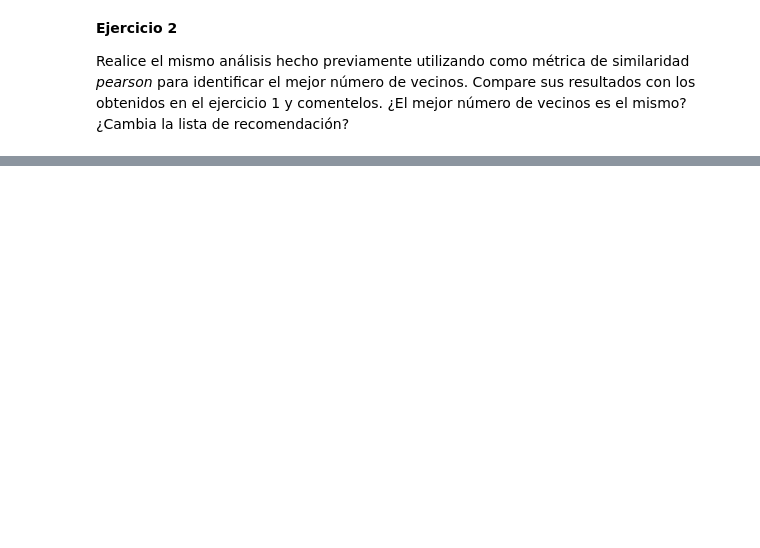
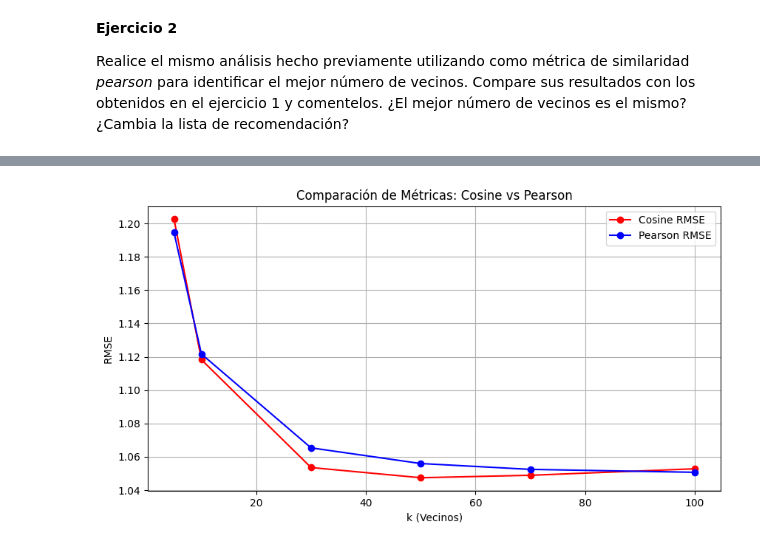
Before and after one commit to davidlealo/practicos_sisrec_2026, a Jupyter notebook: practico01/tarea/01_iKNN_Surprise_dlealo.ipynb, the cells around one changed output, grey strips where cells are left out. Saved outputs shown, nothing was run; the diff lists cells and outputs as text; code cells hidden in the pictures; blank space fills up the shorter version.

```diff
--- a/practico01/tarea/01_iKNN_Surprise_dlealo.ipynb
+++ b/practico01/tarea/01_iKNN_Surprise_dlealo.ipynb
@@ -390,10 +602,12 @@ Según los resultados, ¿Qué número de vecinos es mejor para hacer recomendaci
 
 *Si identifica más de un valor de k posible, realice la recomendación para para ambos valores.
 # %%
-myItemKnn = surprise.KNNBasic(k=, sim_options={'name': 'cosine', 'user_based': False})
+myItemKnn = surprise.KNNBasic(k=50, sim_options={'name': 'cosine', 'user_based': False})
 myItemKnn.fit(trainset)
 predictions = myItemKnn.test(a_testset)
 top_n = get_top_n(predictions, n=10)
 print(top_n["457"])
 pelis_userKnn = np.array([m[0] for m in top_n["457"]]).astype(int)
 info_file.loc[pelis_userKnn]['title']
+
+# Lo dejé en 50 porque es el mejor valor, aunque con 30 ya ganamos suficiente. Como no son tantos casos 50 es correcto aunque el gasto computacional entre 30 a 50 no es tan grande, y el resultado es mejor. De todas formas, con 30 ya se obtiene una mejora significativa respecto a valores menores.
@@ -401,3 +631,10 @@ info_file.loc[pelis_userKnn]['title']
 **Ejercicio 2**
 
 Realice el mismo análisis hecho previamente utilizando como métrica de similaridad *pearson* para identificar el mejor número de vecinos. Compare sus resultados con los obtenidos en el ejercicio 1 y comentelos. ¿El mejor número de vecinos es el mismo? ¿Cambia la lista de recomendación?
+# %%
+# 1. Definir parámetros y contenedores
+k_values = [5, 10, 30, 50, 70, 100]
+rmse_pearson = []
+mae_pearson = []
+
+print("Calculando errores para ItemKNN con Pearson...")
@@ -403,0 +643,8 @@ Realice el mismo análisis hecho previamente utilizando como métrica de similar
+# %%
+for k in k_values:
+    # IMPORTANTE: Cambiamos 'cosine' por 'pearson'
+    model_p = surprise.KNNBasic(k=k, sim_options={'name': 'pearson', 'user_based': False})
+    model_p.fit(trainset)
+    preds = model_p.test(testset)
+    rmse_pearson.append(accuracy.rmse(preds))
+    mae_pearson.append(accuracy.mae(preds))
@@ -403,0 +669,14 @@ Realice el mismo análisis hecho previamente utilizando como métrica de similar
+# %%
+
+# 2. Graficar Comparación de RMSE (Coseno vs Pearson)
+plt.figure(figsize=(10,5))
+plt.plot(k_values, rmse_values, 'r-o', label='Cosine RMSE') # rmse_values son los del Ej 1
+plt.plot(k_values, rmse_pearson, 'b-o', label='Pearson RMSE')
+plt.title('Comparación de Métricas: Cosine vs Pearson')
+plt.xlabel('k (Vecinos)')
+plt.ylabel('RMSE')
+plt.legend()
+plt.grid(True)
+plt.show()
+# %% [output]
+[figure, added]
```
Also changed, not shown: parts of 25 cells of this notebook, 2 other files.
